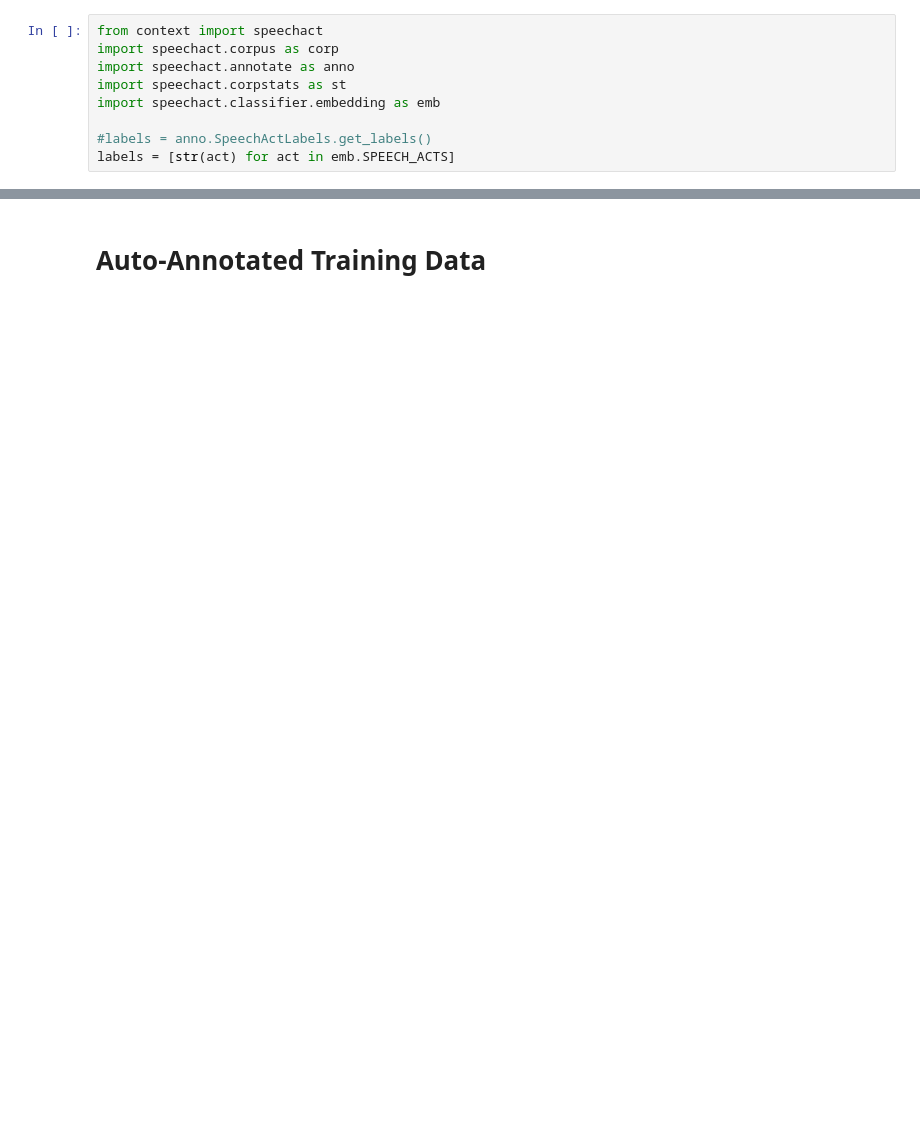
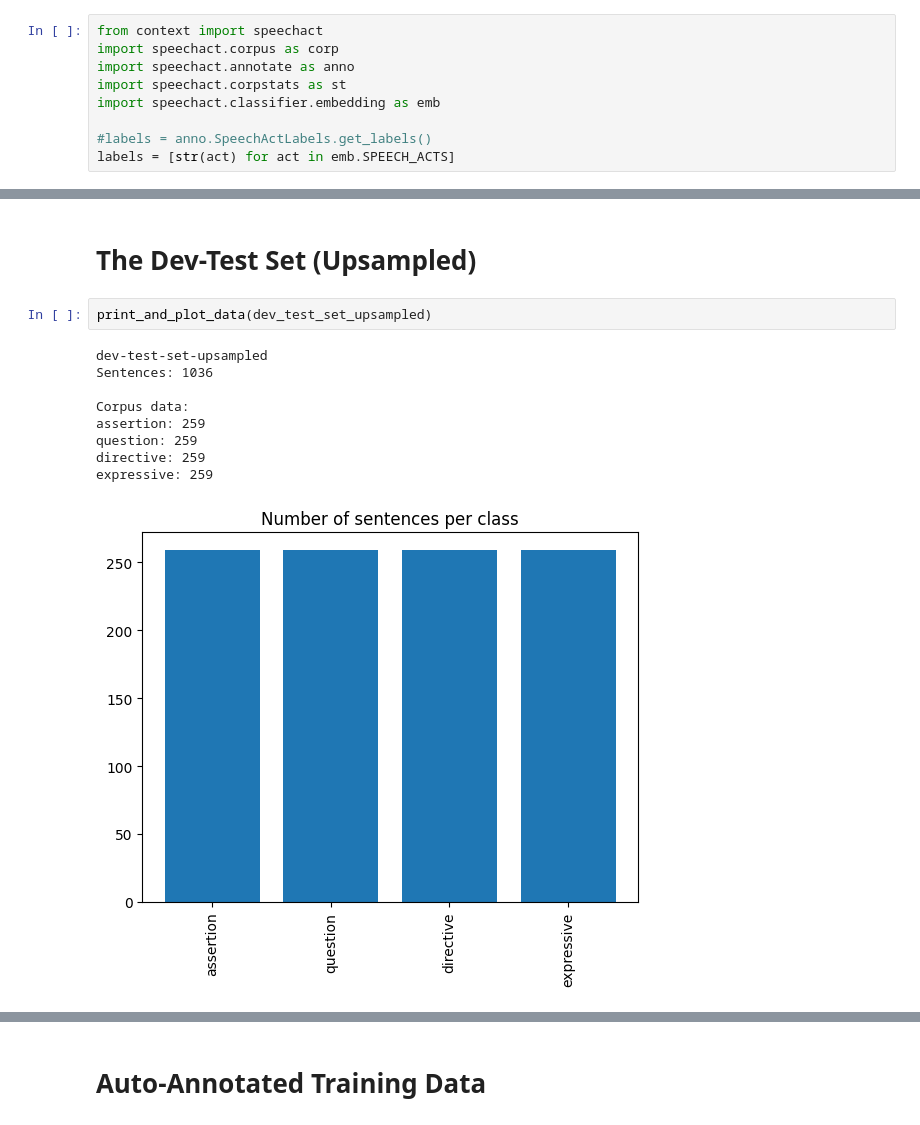
Before and after one commit to Daniel-B-Tufvesson/speech-act-classifier, a Jupyter notebook: notebooks/data_visualization.ipynb, the cells around one changed output, grey strips where cells are left out. Saved outputs shown, nothing was run; the diff lists cells and outputs as text; blank space fills up the shorter version.

```diff
--- a/notebooks/data_visualization.ipynb
+++ b/notebooks/data_visualization.ipynb
@@ -145,0 +101,14 @@ expressive: 266
+# %% [markdown]
+# The Dev-Test Set (Upsampled)
+# %%
+print_and_plot_data(dev_test_set_upsampled)
+# %% [output]
+dev-test-set-upsampled
+Sentences: 1036
+
+Corpus data:
+assertion: 259
+question: 259
+directive: 259
+expressive: 259
+[figure, added]
```
Also changed, not shown: parts of 23 cells of this notebook, 26 other files.
